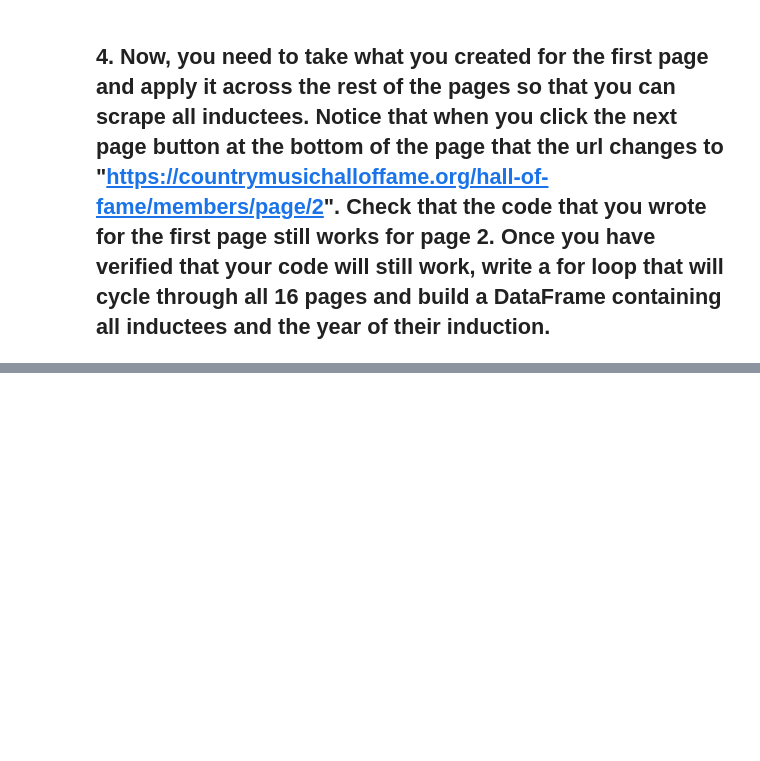
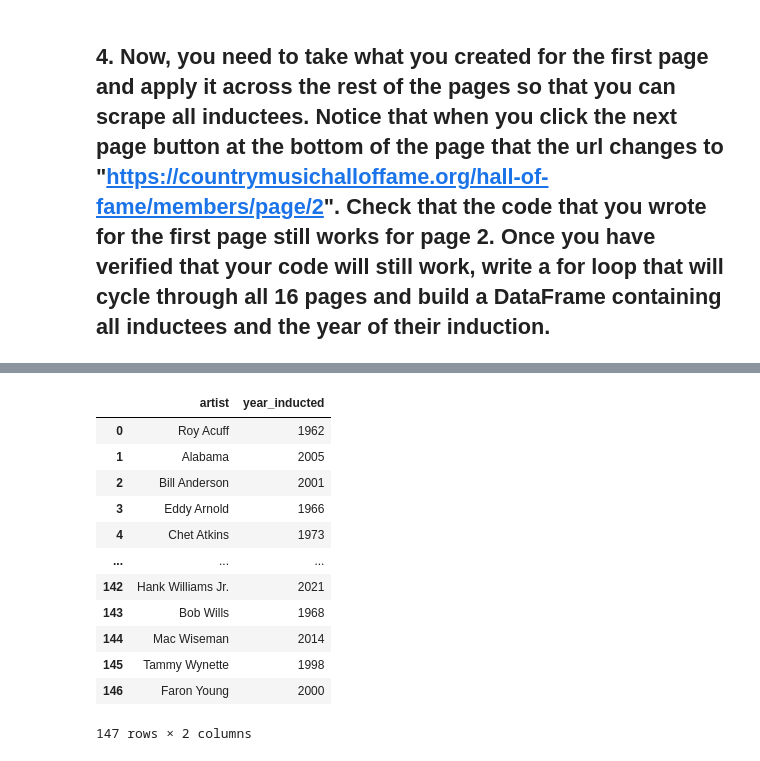
Before and after one commit to NSS-Data-Analytics-Cohort-6/web-scraping-country-music-hof-abigailasper, a Jupyter notebook: notebooks/cmhof_inductees.ipynb, the cells around one changed output, grey strips where cells are left out. Saved outputs shown, nothing was run; the diff lists cells and outputs as text; code cells hidden in the pictures; blank space fills up the shorter version.

```diff
--- a/notebooks/cmhof_inductees.ipynb
+++ b/notebooks/cmhof_inductees.ipynb
@@ -149,16 +149,10 @@ memory usage: 272.0+ bytes
 ## 4. Now, you need to take what you created for the first page and apply it across the rest of the pages so that you can scrape all inductees. Notice that when you click the next page button at the bottom of the page that the url changes to "https://countrymusichalloffame.org/hall-of-fame/members/page/2". Check that the code that you wrote for the first page still works for page 2. Once you have verified that your code will still work, write a for loop that will cycle through all 16 pages and build a DataFrame containing all inductees and the year of their induction.
 # %%
 #https://data36.com/scrape-multiple-web-pages-beautiful-soup-tutorial/
+
+#testing
 page = 1
-inductees = []
-while page != 18:
-      url = f"https://countrymusichalloffame.org/hall-of-fame/members/page/{page}"
-
-response = requests.get(URL)
-
-soup = BS(response.text)
-
-for card in cards:
-    inductees.append(str(card.find('h3')))
-
-page = page + 1
+while page != 5:
+      url = f"https://countrymusichalloffame.org/hall-of-fame/members/page/{page}/"
+      print(url)
+      page = page + 1
@@ -168,0 +164,22 @@ for card in cards:
+# %%
+#https://data36.com/scrape-multiple-web-pages-beautiful-soup-tutorial/
+#https://www.geeksforgeeks.org/how-to-scrape-multiple-pages-of-a-website-using-python/
+
+#initiate data storage
+inductees = []
+year_inducted = []
+
+page = 1
+while page != 19:
+    url = f'https://countrymusichalloffame.org/hall-of-fame/members/page/{page}/'
+
+    response = requests.get(url)
+    html = response.content
+    soup = BS(html, 'html.parser')
+    cards = soup.find_all("div", {"class": "vertical-card_content"})
+
+    for card in cards:
+        inductees.append(str(card.find('h3')))
+        year_inducted.append(str(card.find('p')))
+
+    page = page + 1
@@ -179,4 +268,18 @@ year_inducted
 # %%
 inductees_and_dates = {'artist':inductees, 'year_inducted':year_inducted}
 inductees_and_dates = pd.DataFrame(inductees_and_dates)
-inductees_and_dates.head(50)
+inductees_and_dates.head(150)
+# %% [output]
+|  | artist | year_inducted |
+| 0 | Roy Acuff | 1962 |
+| 1 | Alabama | 2005 |
+| 2 | Bill Anderson | 2001 |
+| 3 | Eddy Arnold | 1966 |
+| 4 | Chet Atkins | 1973 |
+| ... | ... | ... |
+| 142 | Hank Williams Jr. | 2021 |
+| 143 | Bob Wills | 1968 |
+| 144 | Mac Wiseman | 2014 |
+| 145 | Tammy Wynette | 1998 |
+| 146 | Faron Young | 2000 |
+147 rows × 2 columns
```
Also changed, not shown: parts of 8 cells of this notebook.
